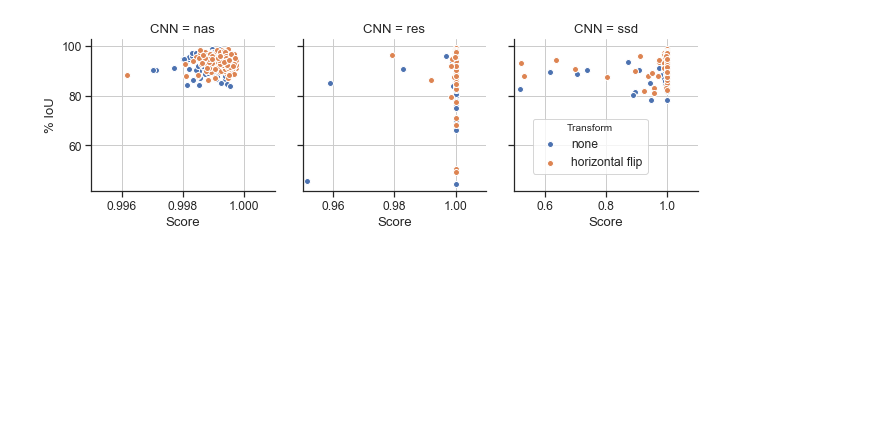
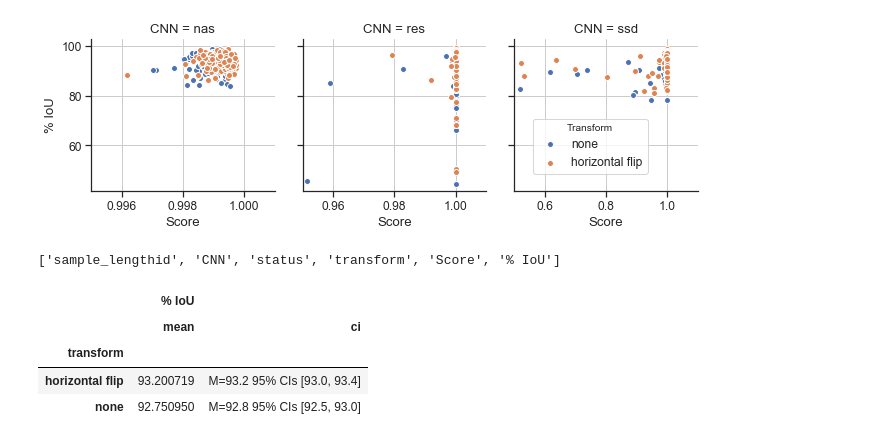
Before and after one commit to gmonkman/python, a Jupyter notebook: jupyter/mv_facet_scatter_cnn_iou.ipynb, the cells around one changed output. Drawn from its saved outputs; the diff is of its cells as text; code cells hidden in the pictures; blank space fills up the shorter version.

```diff
--- a/jupyter/mv_facet_scatter_cnn_iou.ipynb
+++ b/jupyter/mv_facet_scatter_cnn_iou.ipynb
@@ -77,0 +61,35 @@ plt.savefig('C:/Users/Graham Monkman/OneDrive/Documents/PHD/My Papers/Fiducial_m
+# %%
+from scipy import stats
+def percentile(n):
+    def percentile_(x):
+        return np.percentile(x, n)
+    percentile_.__name__ = 'percentile_%s' % n
+    return percentile_
+
+def mse(pred):
+    def mse_(est):
+        ndpred = np.zeros(est.shape[0]) + pred
+        return mean_squared_error(ndpred, est)
+    mse_.__name__ = 'mse_%s' % pred
+    return mse_
+
+def ci(data):
+    a = 1.0 * np.array(data)
+    n = len(a)
+    m, se = np.mean(a), stats.sem(a)
+    h = se * stats.t.ppf((1 + 0.95) / 2., n-1)
+    s = 'M=%0.1f 95%% CIs [%0.1f, %0.1f]' % (m, m-h, m+h)
+    #return m, m-h, m+h
+    return s
+# %%
+list(df)
+# %% [output]
+['sample_lengthid', 'CNN', 'status', 'transform', 'Score', '% IoU']
+# %%
+df.groupby(['transform']).agg({'% IoU':[np.mean, ci]})
+# %% [output]
+|  | % IoU |  |
+|  | mean | ci |
+| transform |  |  |
+| horizontal flip | 93.200719 | M=93.2 95% CIs [93.0, 93.4] |
+| none | 92.750950 | M=92.8 95% CIs [92.5, 93.0] |
```
Also changed, not shown: parts of 2 cells of this notebook, 10 other files.
